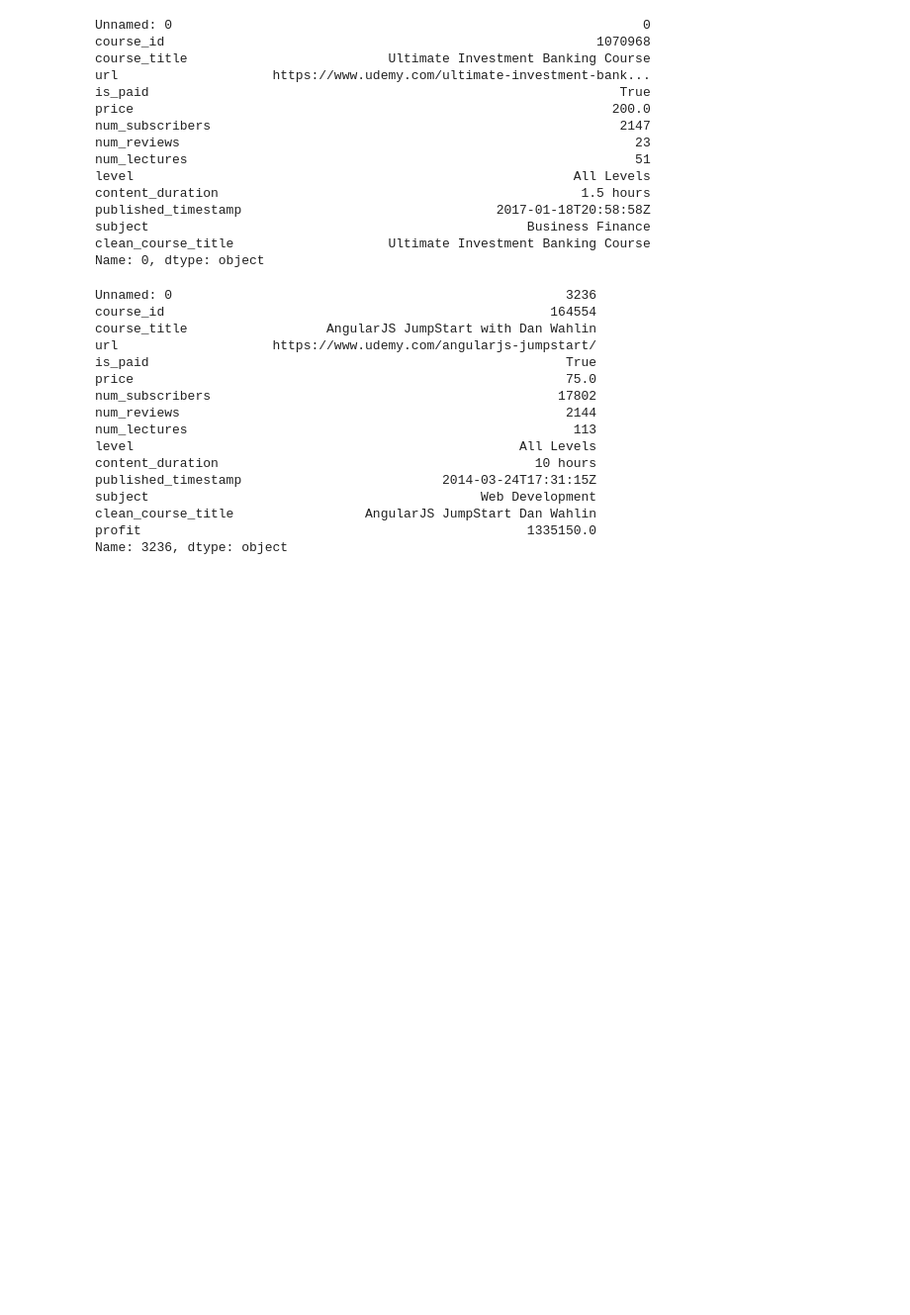
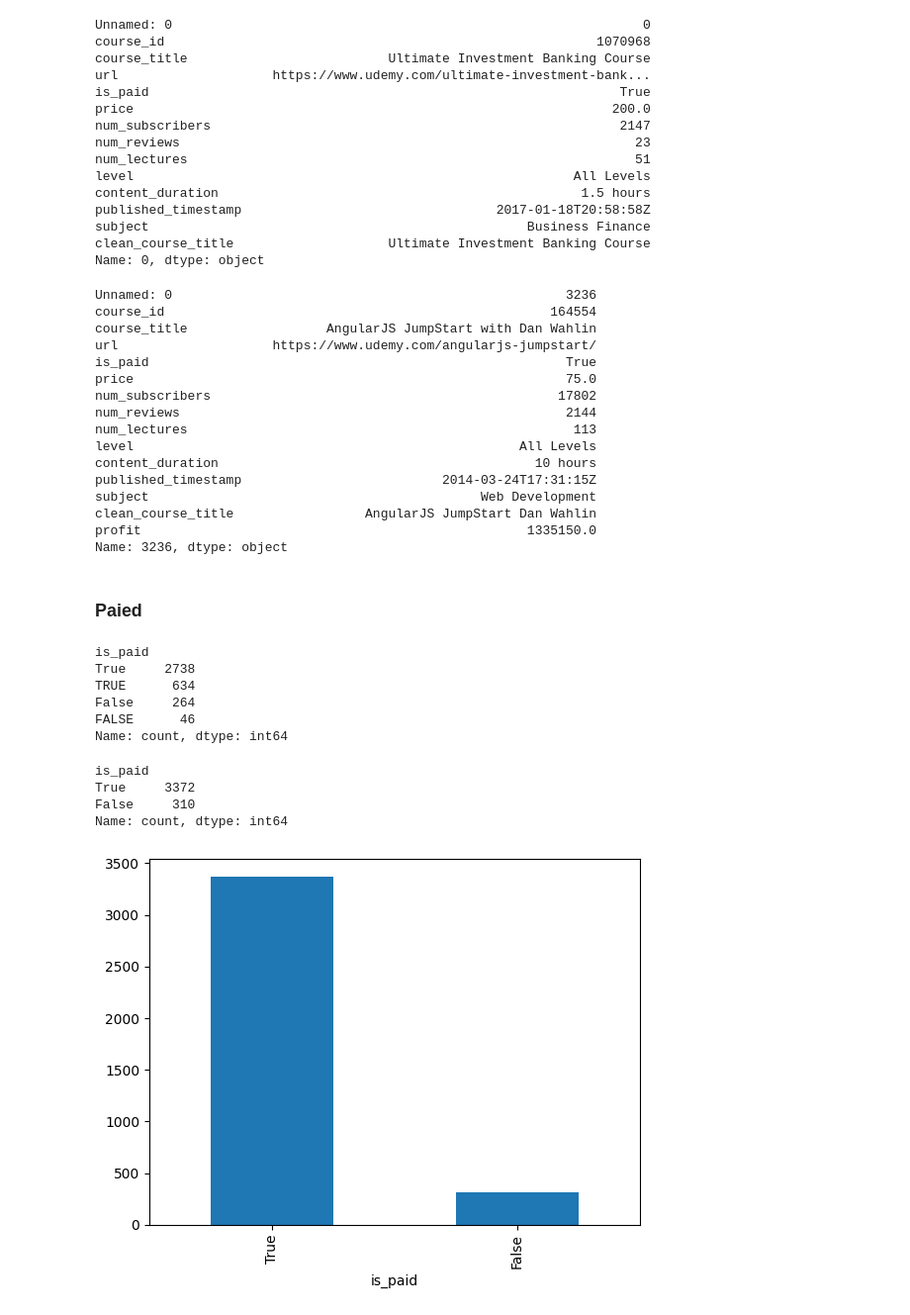
Before and after one commit to ahmedllshafiey/Udemy-Analysis, a Jupyter notebook: Udemy.ipynb, the cells around one changed output. Shown: that part at 99% size. Drawn from its saved outputs; the diff is of its cells as text; code cells hidden in the pictures; blank space fills up the shorter version.

Commit message:
// Content: is_paid column analysis

```diff
--- a/Udemy.ipynb
+++ b/Udemy.ipynb
@@ -300,3 +300,30 @@ subject                                           Web Development
 clean_course_title                 AngularJS JumpStart Dan Wahlin
 profit                                                  1335150.0
 Name: 3236, dtype: object
+# %% [markdown]
+### Paied
+# %%
+df['is_paid'].value_counts()
+# %% [output]
+is_paid
+True     2738
+TRUE      634
+False     264
+FALSE      46
+Name: count, dtype: int64
+# %%
+paied_dict={'True':True, 'False':False, 'TRUE':True, 'FALSE':False}
+# %%
+df['is_paid']=df['is_paid'].map(paied_dict)
+# %%
+df['is_paid'].value_counts()
+# %% [output]
+is_paid
+True     3372
+False     310
+Name: count, dtype: int64
+# %%
+df['is_paid'].value_counts().plot(kind='bar')
+plt.show()
+# %% [output]
+[figure, added]
```
Also changed, not shown: parts of 3 cells of this notebook.
